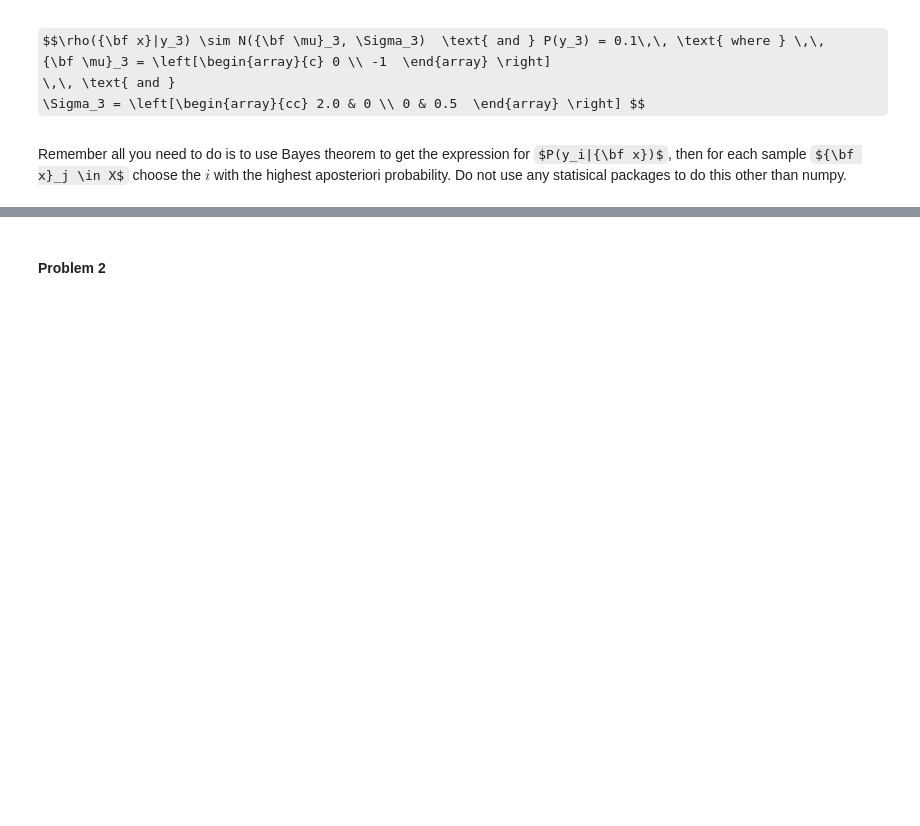
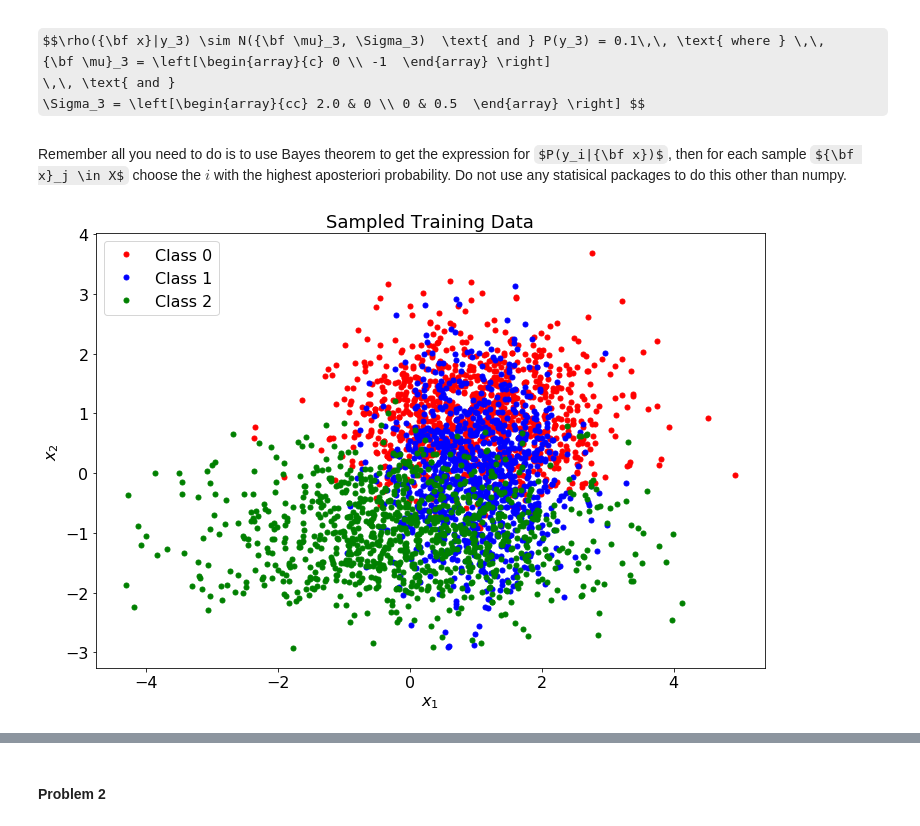
Before and after one commit to parita/4995-06-deep-learning-for-computer-vision, a Jupyter notebook: hw1/HW1.ipynb, the cells around one changed output, grey strips where cells are left out. Cells and saved outputs as stored; diff of their text form; code cells hidden in the pictures; some formulas as TeX source; blank space fills up the shorter version.

```diff
--- a/hw1/HW1.ipynb
+++ b/hw1/HW1.ipynb
@@ -34,0 +66,41 @@ import matplotlib.pyplot as plt
+# %%
+# Sloppy function for plotting our data
+def plot_data(X, y, title):
+
+    fig, ax = plt.subplots(figsize=(12,8))
+    ax.margins(0.05) # Optional, just adds 5% padding to the autoscaling
+
+    indices_0 = [k for k in range(0, X.shape[0]) if y[k] == 0]
+    indices_1 = [k for k in range(0, X.shape[0]) if y[k] == 1]
+    indices_2 = [k for k in range(0, X.shape[0]) if y[k] == 2]
+
+    ax.plot(X[indices_0, 0], X[indices_0,1], 'r', marker='o', linestyle='', ms=5, label='Class 0')
+    ax.plot(X[indices_1, 0], X[indices_1,1], 'b', marker='o', linestyle='', ms=5, label='Class 1')
+    ax.plot(X[indices_2, 0], X[indices_2,1], 'g', marker='o', linestyle='', ms=5, label='Class 2')
+
+    matplotlib.rcParams.update({'font.size': 16})
+    ax.legend()
+    ax.legend(loc = 2)
+    ax.set_xlabel('$x_1$')
+    ax.set_ylabel('$x_2$')
+    ax.set_title(title, **{'size':18})
+    plt.show()
+# %%
+data = np.empty((total_samples, feature_dims))
+labels = np.empty((total_samples, 1))
+likelihoods = np.zeros((total_samples, 1))
+evidence = 0
+for class_i in range(num_classes):
+    class_idx = np.arange(class_i*num_samples, (class_i + 1)* num_samples)
+    data_samples = \
+        np.random.multivariate_normal(means[class_i], covariances[class_i], num_samples)
+    data[class_idx, :] = data_samples
+    labels[class_idx, :] = class_i
+    likelihoods[class_idx, 0] = compute_likelihood(data[class_idx, :], means[class_i], covariances[class_i, :])
+    evidence += np.sum(likelihoods[class_idx, 0] * priors[class_i])
+
+predicted_labels = predict(data, evidence)
+# %%
+plot_data(data, labels, "Sampled Training Data")
+# %% [output]
+[figure, added]
```
Also changed, not shown: parts of 5 cells of this notebook, 7 other files.
